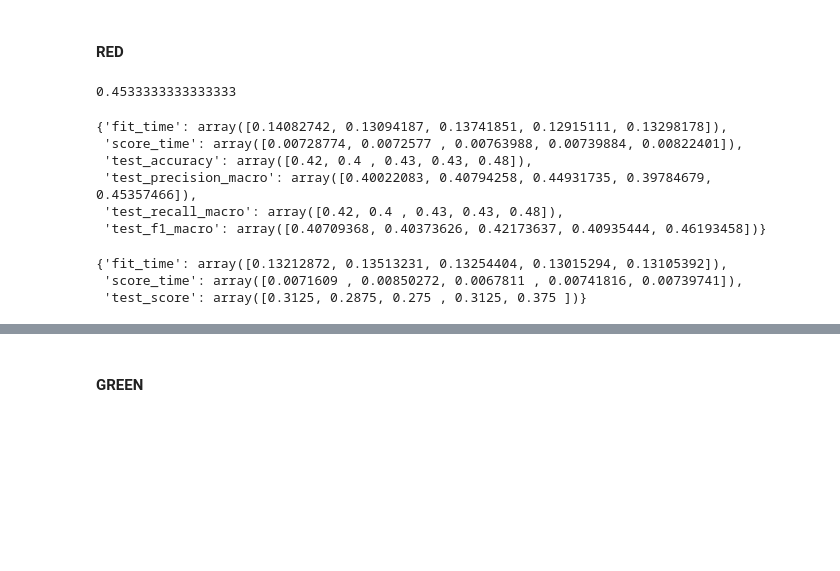
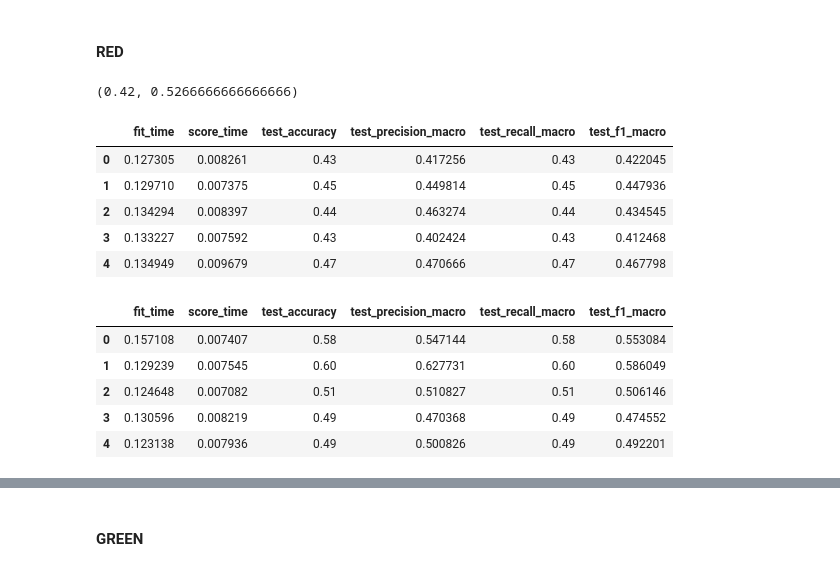
Before and after one commit to viniciusmwen/Computacional, a Jupyter notebook: Atividade07/pre.ipynb, the cells around one changed output, grey strips where cells are left out. Cells and saved outputs as stored; diff of their text form; code cells hidden in the pictures; blank space fills up the shorter version.

```diff
--- a/Atividade07/pre.ipynb
+++ b/Atividade07/pre.ipynb
@@ -437,19 +437,22 @@ acRf_Red, scoresRf_Red, scoresRfKappa_Red = crossValidationRF(rRed, labelsInt, r
 # %%
-acRf_Red
+acRf_Red, acRf_Red_trans
 # %% [output]
-0.4533333333333333
+(0.42, 0.5266666666666666)
-# %%
-scoresRf_Red
-# %% [output]
-{'fit_time': array([0.14082742, 0.13094187, 0.13741851, 0.12915111, 0.13298178]),
- 'score_time': array([0.00728774, 0.0072577 , 0.00763988, 0.00739884, 0.00822401]),
- 'test_accuracy': array([0.42, 0.4 , 0.43, 0.43, 0.48]),
- 'test_precision_macro': array([0.40022083, 0.40794258, 0.44931735, 0.39784679, 0.45357466]),
- 'test_recall_macro': array([0.42, 0.4 , 0.43, 0.43, 0.48]),
- 'test_f1_macro': array([0.40709368, 0.40373626, 0.42173637, 0.40935444, 0.46193458])}
-# %%
-scoresRfKappa_Red
-# %% [output]
-{'fit_time': array([0.13212872, 0.13513231, 0.13254404, 0.13015294, 0.13105392]),
- 'score_time': array([0.0071609 , 0.00850272, 0.0067811 , 0.00741816, 0.00739741]),
- 'test_score': array([0.3125, 0.2875, 0.275 , 0.3125, 0.375 ])}
+# %%
+pd.DataFrame(scoresRf_Red)
+# %% [output]
+|  | fit_time | score_time | test_accuracy | test_precision_macro | test_recall_macro | test_f1_macro |
+| 0 | 0.127305 | 0.008261 | 0.43 | 0.417256 | 0.43 | 0.422045 |
+| 1 | 0.129710 | 0.007375 | 0.45 | 0.449814 | 0.45 | 0.447936 |
+| 2 | 0.134294 | 0.008397 | 0.44 | 0.463274 | 0.44 | 0.434545 |
+| 3 | 0.133227 | 0.007592 | 0.43 | 0.402424 | 0.43 | 0.412468 |
+| 4 | 0.134949 | 0.009679 | 0.47 | 0.470666 | 0.47 | 0.467798 |
+# %%
+pd.DataFrame(scoresRf_Red_trans)
+# %% [output]
+|  | fit_time | score_time | test_accuracy | test_precision_macro | test_recall_macro | test_f1_macro |
+| 0 | 0.157108 | 0.007407 | 0.58 | 0.547144 | 0.58 | 0.553084 |
+| 1 | 0.129239 | 0.007545 | 0.60 | 0.627731 | 0.60 | 0.586049 |
+| 2 | 0.124648 | 0.007082 | 0.51 | 0.510827 | 0.51 | 0.506146 |
+| 3 | 0.130596 | 0.008219 | 0.49 | 0.470368 | 0.49 | 0.474552 |
+| 4 | 0.123138 | 0.007936 | 0.49 | 0.500826 | 0.49 | 0.492201 |
```
Also changed, not shown: parts of 27 cells of this notebook.
